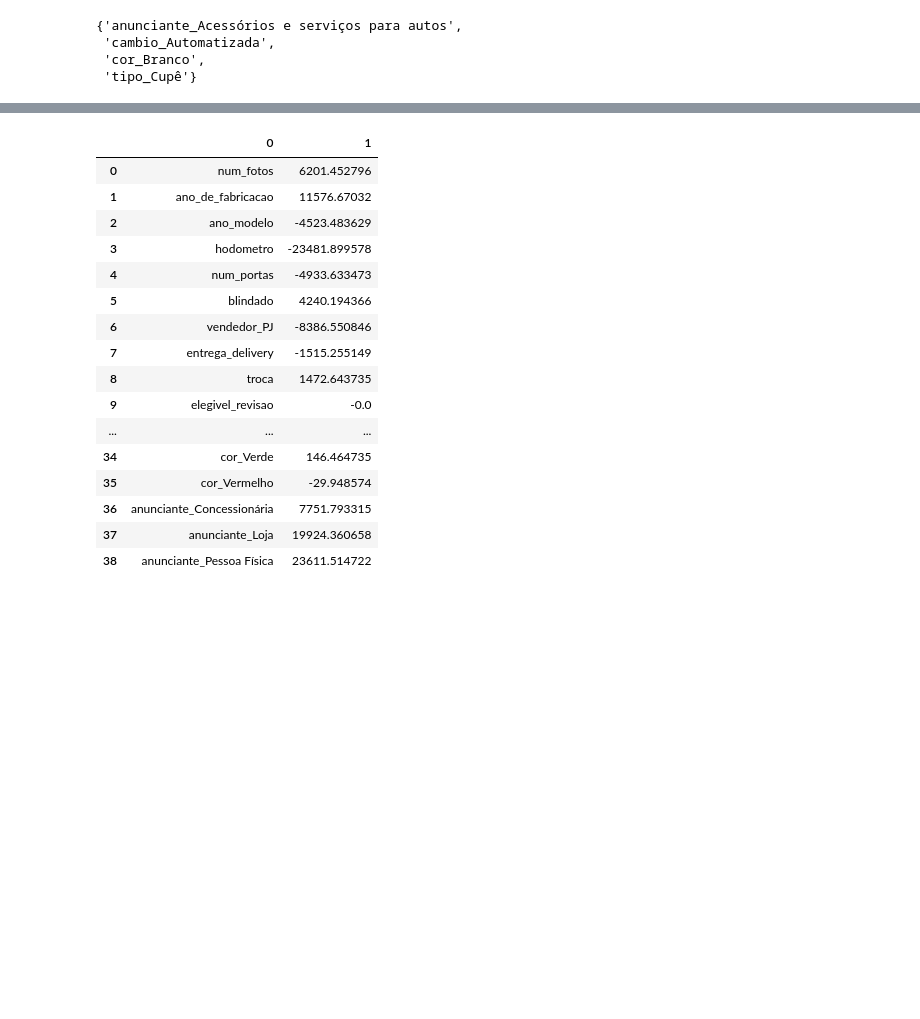
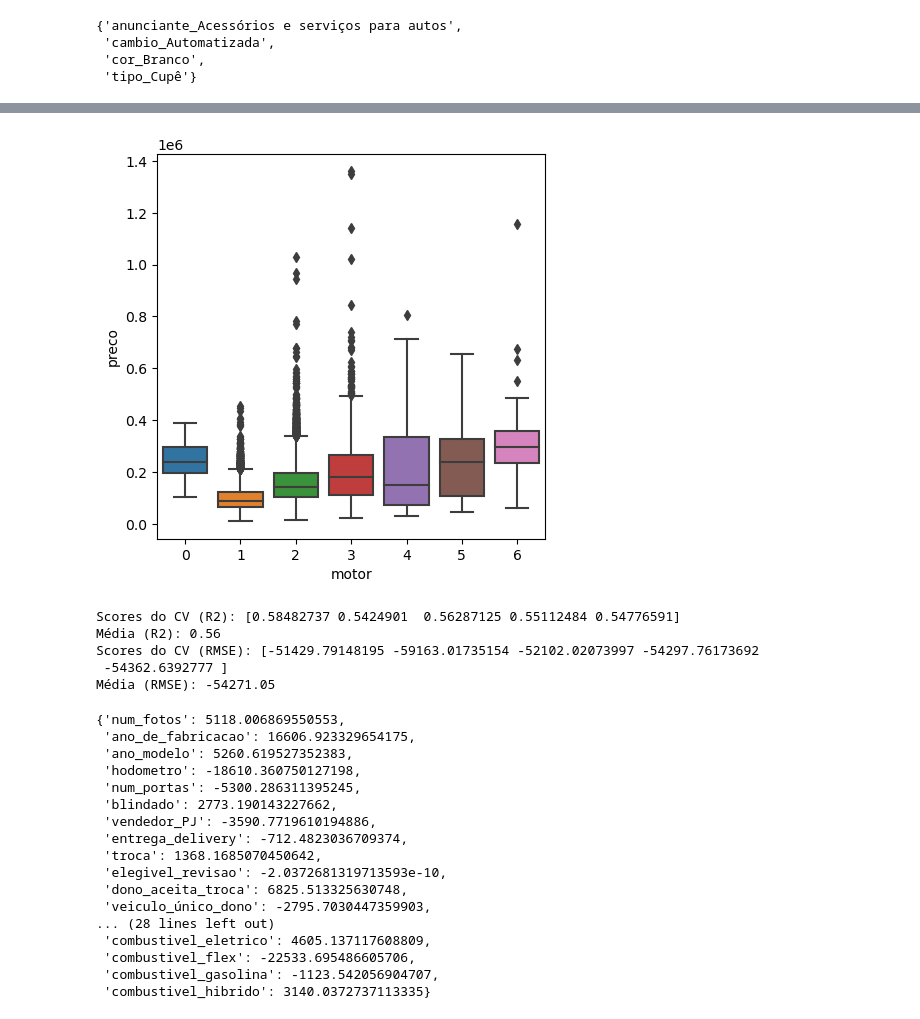
Before and after one commit to renatoinomata/indicium-data-science, a Jupyter notebook: machine_learning.ipynb, the cells around one changed output, grey strips where cells are left out. Drawn from its saved outputs; the diff is of its cells as text; code cells hidden in the pictures; blank space fills up the shorter version.

```diff
--- a/machine_learning.ipynb
+++ b/machine_learning.ipynb
@@ -127,22 +257,52 @@ set(pd.get_dummies(df, columns=['tipo', 'cambio', 'cor', 'anunciante'])) - set(p
+# %%
+plt.figure(figsize=(5, 5))
+sns.boxplot(x=df['motor'].astype(int), y=df['preco'])
+plt.show()
+# %% [output]
+[figure, added]
+# %%
+# Criando dummies e removendo a primeira para evitar problemas de colinearidade
+df3 = pd.get_dummies(df, columns=['tipo', 'cambio', 'cor', 'anunciante', 'combustivel'], drop_first=True)
+
+X = df3.select_dtypes(np.number).drop(columns=['preco'])
+y = df3.preco
+
+kfold = KFold(n_splits=5, random_state=31, shuffle=True)
+
+pipeline = Pipeline([
+    ('scaler', StandardScaler()),
+    ('regressor', LinearRegression())
+])
+
+print('Scores do CV (R2):', cross_val_score(pipeline, X, y, cv=kfold, scoring='r2'))
+print('Média (R2):', cross_val_score(pipeline, X, y, cv=kfold, scoring='r2').mean().round(2))
+print('Scores do CV (RMSE):', cross_val_score(pipeline, X, y, cv=kfold, scoring='neg_root_mean_squared_error'))
+print('Média (RMSE):', cross_val_score(pipeline, X, y, cv=kfold, scoring='neg_root_mean_squared_error').mean().round(2))
+# %% [output]
+Scores do CV (R2): [0.58482737 0.5424901  0.56287125 0.55112484 0.54776591]
+Média (R2): 0.56
+Scores do CV (RMSE): [-51429.79148195 -59163.01735154 -52102.02073997 -54297.76173692
+ -54362.6392777 ]
+Média (RMSE): -54271.05
 # %%
 pipeline.fit(X, y)
-pd.DataFrame([X.columns, pipeline.named_steps['regressor'].coef_]).T
+{feat: value for feat, value in zip(X.columns, pipeline.named_steps['regressor'].coef_)}
 # %% [output]
-|  | 0 | 1 |
-| 0 | num_fotos | 6201.452796 |
-| 1 | ano_de_fabricacao | 11576.67032 |
-| 2 | ano_modelo | -4523.483629 |
-| 3 | hodometro | -23481.899578 |
-| 4 | num_portas | -4933.633473 |
-| 5 | blindado | 4240.194366 |
-| 6 | vendedor_PJ | -8386.550846 |
-| 7 | entrega_delivery | -1515.255149 |
-| 8 | troca | 1472.643735 |
-| 9 | elegivel_revisao | -0.0 |
-| ... | ... | ... |
-| 34 | cor_Verde | 146.464735 |
-| 35 | cor_Vermelho | -29.948574 |
-| 36 | anunciante_Concessionária | 7751.793315 |
-| 37 | anunciante_Loja | 19924.360658 |
-| 38 | anunciante_Pessoa Física | 23611.514722 |
+{'num_fotos': 5118.006869550553,
+ 'ano_de_fabricacao': 16606.923329654175,
+ 'ano_modelo': 5260.619527352383,
+ 'hodometro': -18610.360750127198,
+ 'num_portas': -5300.286311395245,
+ 'blindado': 2773.190143227662,
+ 'vendedor_PJ': -3590.7719610194886,
+ 'entrega_delivery': -712.4823036709374,
+ 'troca': 1368.1685070450642,
+ 'elegivel_revisao': -2.0372681319713593e-10,
+ 'dono_aceita_troca': 6825.513325630748,
+ 'veiculo_único_dono': -2795.7030447359903,
+... (28 lines left out)
+ 'combustivel_eletrico': 4605.137117608809,
+ 'combustivel_flex': -22533.695486605706,
+ 'combustivel_gasolina': -1123.542056904707,
+ 'combustivel_hibrido': 3140.0372737113335}
 # %%
```
Also changed, not shown: parts of 27 cells of this notebook.
